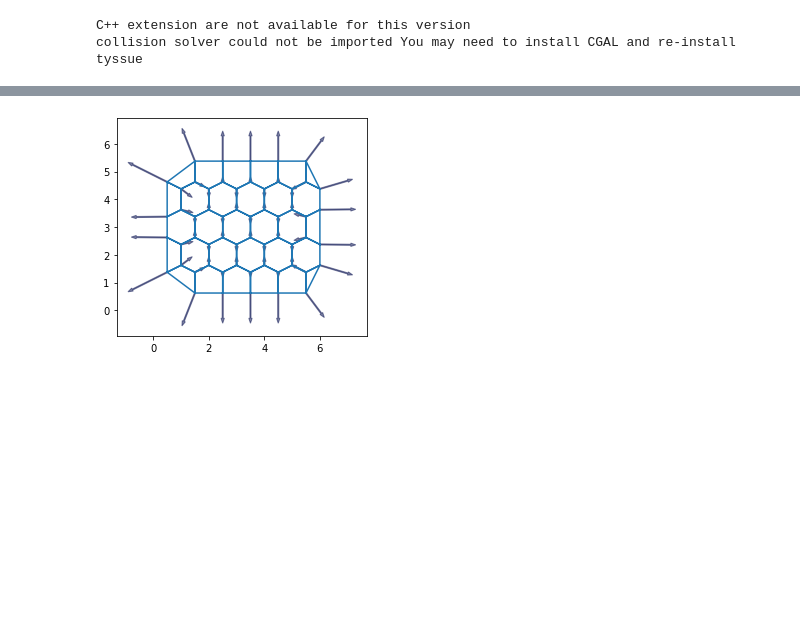
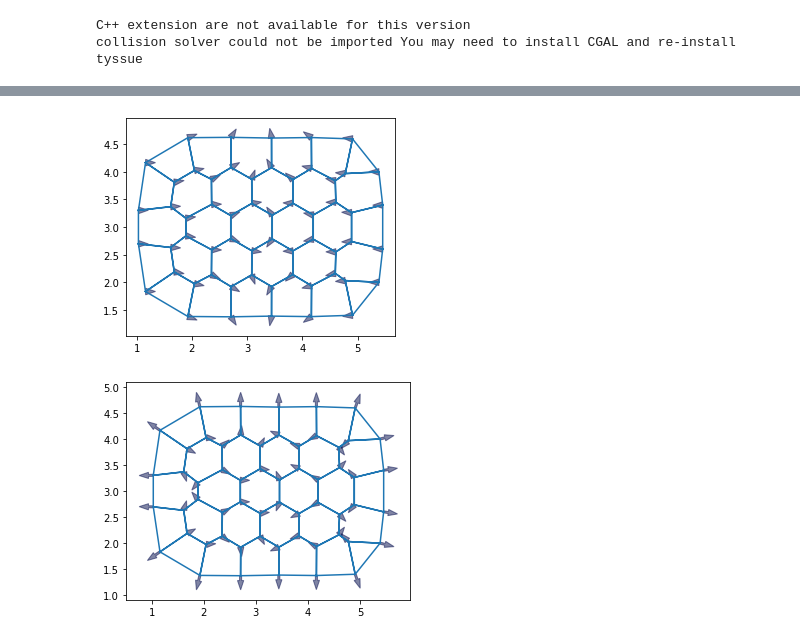
Before and after one commit to vlachina/LymphNode, a Jupyter notebook: lymphNode.ipynb, the cells around one changed output, grey strips where cells are left out. Cells and saved outputs as stored; diff of their text form; code cells hidden in the pictures; blank space fills up the shorter version.

```diff
--- a/lymphNode.ipynb
+++ b/lymphNode.ipynb
@@ -58,3 +58,18 @@ fig, ax = plot_forces(cellmap, geom, model, ['x', 'y'], 1)
+# %%
+solver1 = EulerSolver(
+    cellmap,
+    geom,
+    model,
+    history=history,
+    auto_reconnect=True)
+# %%
+res1 = solver1.solve(tf=40, dt=0.05)
+
+fig, ax = plot_forces(cellmap, geom, model, ['x', 'y'], 1)
+
+#cellmap.edge_df
+# %% [output]
+[figure, added]
 # %%
 #Te
 
@@ -63,13 +78,13 @@ cellmap.update_specs(config.dynamics.quasistatic_plane_spec())
 history = History(cellmap, extra_cols={"edge":["dx", "dy"]})
 
 cellmap.face_df["face_elasticity"] = 5
-cellmap.face_df["prefered_area"] = 2    #cellmap.face_df["area"].mean()
+cellmap.face_df["prefered_area"] = cellmap.face_df["area"].mean()*2
 
 cellmap.vert_df['viscosity'] = 2
-cellmap.edge_df['line_tension'] *= 0.0005
+cellmap.edge_df['line_tension'] *= 0.05
 
 
 
 fig, ax = plot_forces(cellmap, geom, model, ['x', 'y'], 1)
 # %% [output]
-[figure, old version]
+[figure, new version]
```
Also changed, not shown: parts of 7 cells of this notebook.
